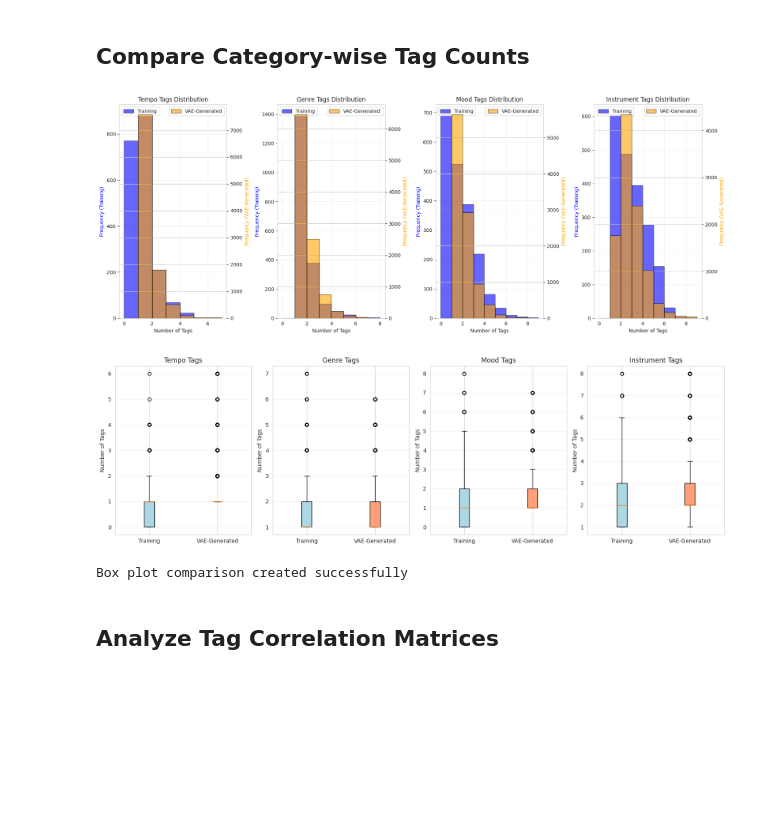
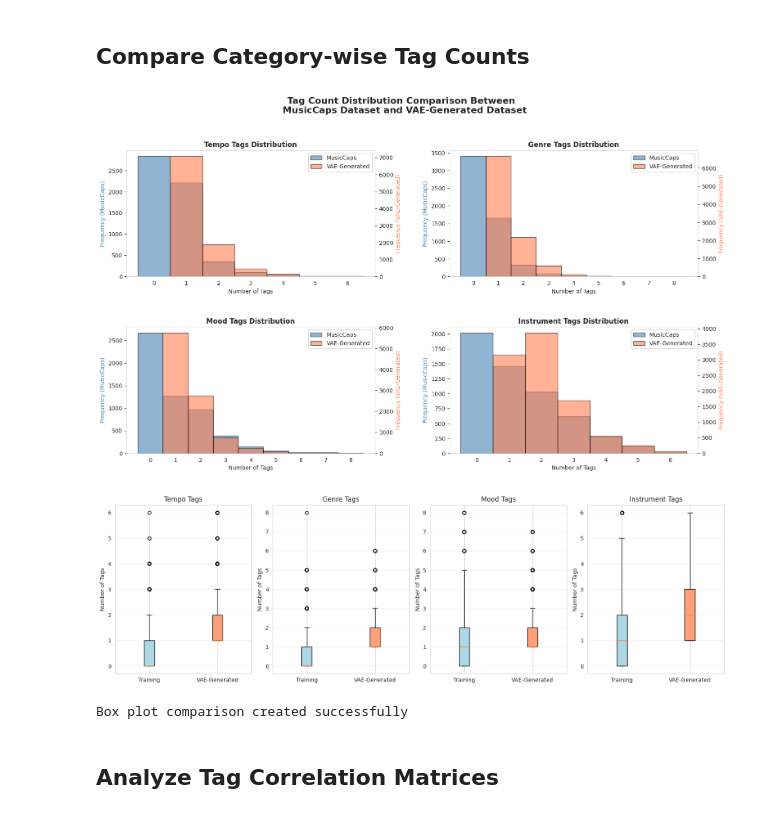
Before and after one commit to BrunoSienkiewicz/ConceptCaps, a Jupyter notebook: notebooks/vae-tags-dataset-comparison.ipynb, the cells around one changed output. Cells and saved outputs as stored; diff of their text form; code cells hidden in the pictures; blank space fills up the shorter version.

```diff
--- a/notebooks/vae-tags-dataset-comparison.ipynb
+++ b/notebooks/vae-tags-dataset-comparison.ipynb
@@ -62,6 +37,8 @@ for cat, tags in KNOWN_TAGS.items():
 # %%
 # Parse tags into categories
 def parse_tags(tags):
+    # filter out unknown tags
+    tags = [t for t in tags if t in TAG_TO_CATEGORY]
     return pd.Series({
         'genre_tags': [t for t in tags if TAG_TO_CATEGORY[t] == 'genre'],
         'mood_tags': [t for t in tags if TAG_TO_CATEGORY[t] == 'mood'],
@@ -129,12 +115,12 @@ tag_categories = {
 stats_data = []
 
 for cat_name, col in tag_categories.items():
-    train_counts = df_train[col].apply(len)
+    train_counts = df_mc[col].apply(len)
     vae_counts = df_vae_baseline[col].apply(len)
 
     stats_data.append({
         'Category': cat_name,
-        'Dataset': 'Training',
+        'Dataset': 'MusicCaps',
         'Mean': train_counts.mean(),
         'Median': train_counts.median(),
         'Std': train_counts.std(),
@@ -310,13 +293,13 @@ for idx, (cat_name, _) in enumerate(categories_to_compare):
     comparison_df = tag_comparison_results[cat_name]
 
     # Plot percentage scatter
-    ax.scatter(comparison_df['Training %'], comparison_df['VAE %'], alpha=0.6, s=80, color='purple')
+    ax.scatter(comparison_df['MusicCaps %'], comparison_df['VAE %'], alpha=0.6, s=80, color='purple')
 
     # Add diagonal reference line (perfect agreement)
-    max_pct = max(comparison_df['Training %'].max(), comparison_df['VAE %'].max())
+    max_pct = max(comparison_df['MusicCaps %'].max(), comparison_df['VAE %'].max())
     ax.plot([0, max_pct], [0, max_pct], 'k--', alpha=0.3, label='Perfect Agreement')
 
-    ax.set_xlabel('Training Dataset Percentage (%)', fontsize=11)
+    ax.set_xlabel('MusicCaps Dataset Percentage (%)', fontsize=11)
     ax.set_ylabel('VAE-Generated Dataset Percentage (%)', fontsize=11)
     ax.set_title(f'{cat_name} Tag Percentage Comparison', fontsize=12, fontweight='bold')
     ax.legend()
@@ -325,7 +308,7 @@ for idx, (cat_name, _) in enumerate(categories_to_compare):
     # Calculate statistics
     mae = (comparison_df['% Difference'].abs()).mean()
     max_diff = comparison_df['% Difference'].abs().max()
-    corr = comparison_df['Training %'].corr(comparison_df['VAE %'])
+    corr = comparison_df['MusicCaps %'].corr(comparison_df['VAE %'])
 
     statistical_summary.append({
         'Category': cat_name,
@@ -349,7 +332,7 @@ print(summary_df.to_string(index=False))
 print("\n" + "="*100)
 print("INTERPRETATION")
 print("="*100)
-print("\nThe plots above compare how individual tags are distributed in training vs VAE-generated data (as % share):")
+print("\nThe plots above compare how individual tags are distributed in MusicCaps vs VAE-generated data (as % share):")
 print("- Points close to the diagonal line indicate similar tag percentages between datasets")
 print("- Percentage Correlation > 0.9 suggests excellent preservation of tag distribution patterns")
 print("- Mean Absolute % Difference indicates average deviation in tag percentages")
@@ -378,36 +361,47 @@ If most points cluster near the diagonal, the VAE successfully preserves individ
 # %% [markdown]
 ## Compare Category-wise Tag Counts
 # %%
-
 # Create side-by-side distribution plots
-fig, axes = plt.subplots(1, len(tag_categories), figsize=(18, 7))
+fig, axes = plt.subplots(2, len(tag_categories) // 2, figsize=(18, 10))
 axes = axes.flatten()
 
 for idx, (cat_name, col) in enumerate(tag_categories.items()):
     ax1 = axes[idx]
     ax2 = ax1.twinx()
 
-    train_counts = df_train[col].apply(len)
+    train_counts = df_mc[col].apply(len)
     vae_counts = df_vae_all[col].apply(len)
 
     # Create bins
     max_count = max(train_counts.max(), vae_counts.max())
     bins = np.arange(0, max_count + 2)
+    bin_centers = (bins[:-1] + bins[1:]) / 2
 
     # Plot histograms
-    ax1.hist(train_counts, bins=bins, alpha=0.6, label='Training', color='blue', edgecolor='black')
-    ax2.hist(vae_counts, bins=bins, alpha=0.6, label='VAE-Generated', color='orange', edgecolor='black')
+    n1, _, patches1 = ax1.hist(train_counts, bins=bins, alpha=0.6, label='MusicCaps', color='steelblue', edgecolor='black')
+    n2, _, patches2 = ax2.hist(vae_counts, bins=bins, alpha=0.6, label='VAE-Generated', color='coral', edgecolor='black')
+
+    # Center x-axis labels to bars
+    ax1.set_xticks(bin_centers)
+    ax1.set_xticklabels([int(x) for x in bin_centers], rotation=0)
+
     ax1.set_xlabel('Number of Tags')
-    ax1.set_ylabel('Frequency (Training)', color='blue')
-    ax2.set_ylabel('Frequency (VAE-Generated)', color='orange')
-    ax1.set_title(f'{cat_name} Tags Distribution')
-    ax1.legend(loc='upper left')
-    ax2.legend(loc='upper right')
-    ax1.grid(True, alpha=0.3)
-plt.tight_layout()
+    ax1.set_ylabel('Frequency (MusicCaps)', color='steelblue')
+    ax2.set_ylabel('Frequency (VAE-Generated)', color='coral')
+    ax1.set_title(f'{cat_name} Tags Distribution', fontsize=12, fontweight='bold')
+
+    handles = [patches1[0], patches2[0]]
+    labels = ['MusicCaps', 'VAE-Generated']
+
+    ax1.grid(False)
+    ax2.grid(False)
+    ax1.legend(handles, labels, loc='upper right')
+
+fig.suptitle('Tag Count Distribution Comparison Between \n MusicCaps Dataset and VAE-Generated Dataset', fontsize=16, fontweight='bold')
+plt.subplots_adjust(top=0.85, hspace=0.4, wspace=0.3)
 plt.show()
 # %% [output]
-[figure, old version]
+[figure, new version]
 # %%
 
 # Create box plots for detailed distribution comparison
@@ -416,7 +410,7 @@ fig, axes = plt.subplots(1, 4, figsize=(16, 5))
 for idx, (cat_name, col) in enumerate(tag_categories.items()):
     ax = axes[idx]
 
-    train_counts = df_train[col].apply(len)
+    train_counts = df_mc[col].apply(len)
     vae_counts = df_vae_all[col].apply(len)
 
     data_to_plot = [train_counts, vae_counts]
@@ -436,7 +430,7 @@ plt.show()
 
 print("Box plot comparison created successfully")
 # %% [output]
-[figure, old version]
+[figure, new version]
 Box plot comparison created successfully
 # %% [markdown]
 ## Analyze Tag Correlation Matrices
```
Also changed, not shown: parts of 15 cells of this notebook, 27 other files.
